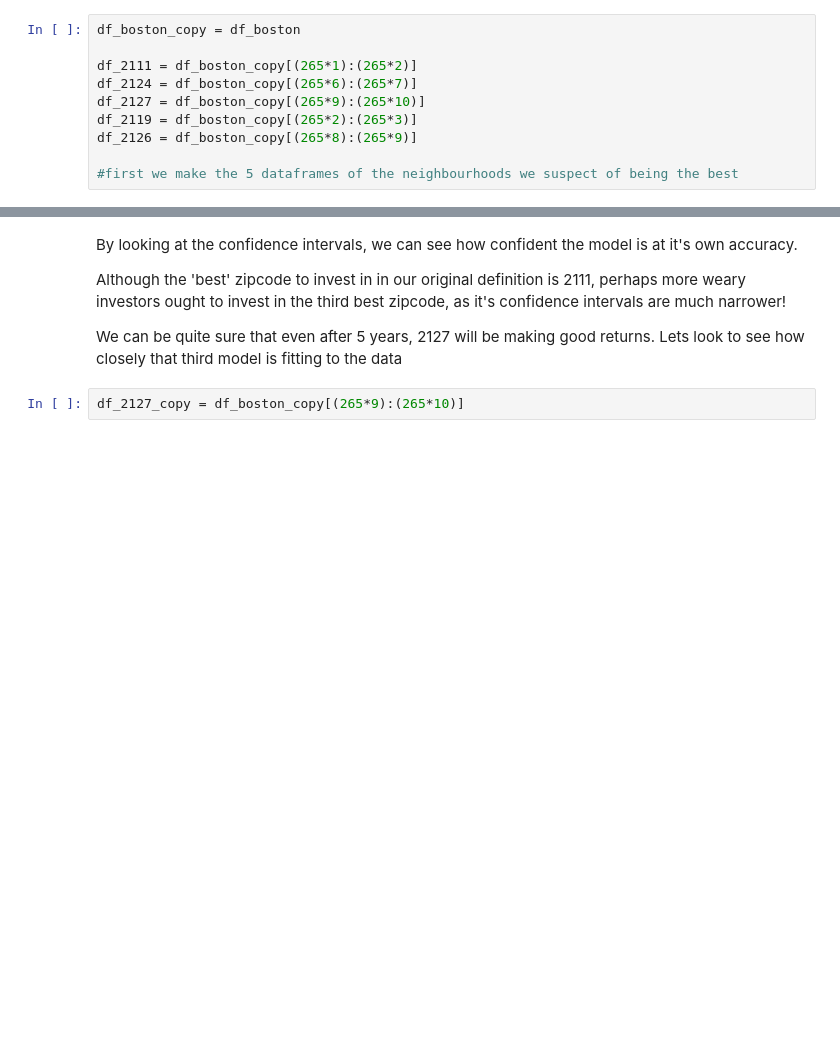
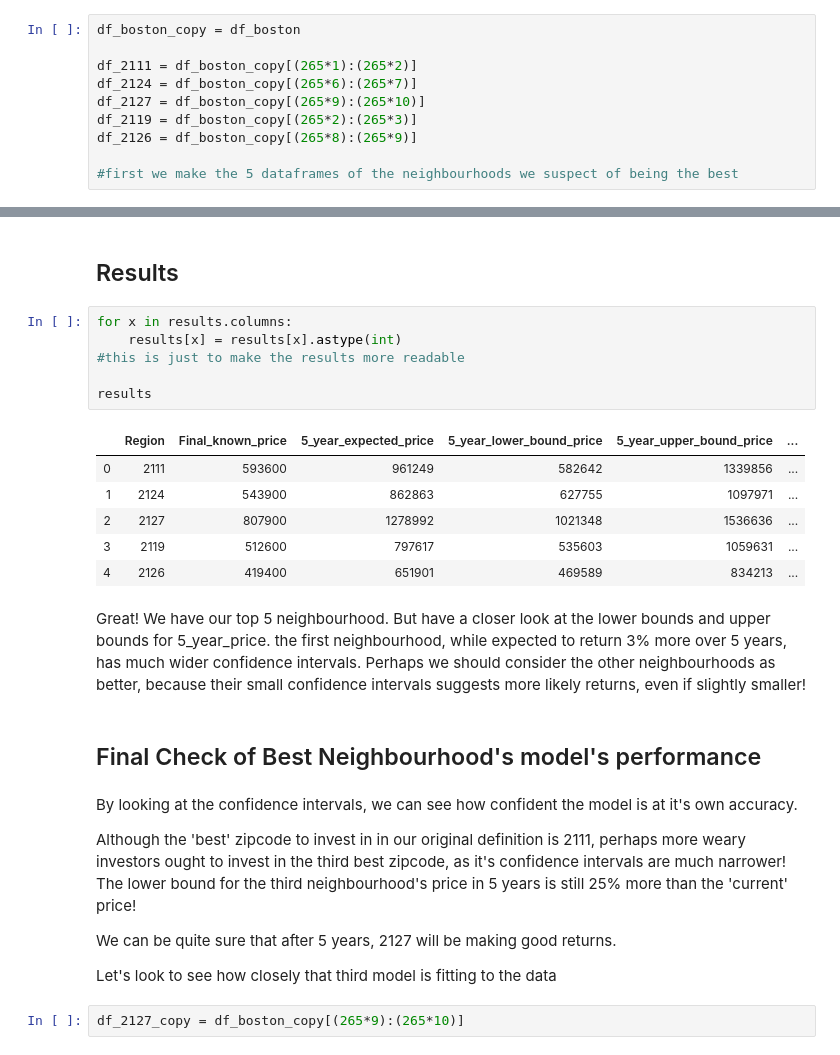
Before and after one commit to thomasribaroff/Mod4Project, a Jupyter notebook: Master.ipynb, the cells around one changed output, grey strips where cells are left out. Drawn from its saved outputs; the diff is of its cells as text; blank space fills up the shorter version.

```diff
--- a/Master.ipynb
+++ b/Master.ipynb
@@ -354,9 +366,30 @@ for df in [df_2111, df_2124, df_2127, df_2119, df_2126]:
+# %% [markdown]
+## Results
+# %%
+for x in results.columns:
+    results[x] = results[x].astype(int)
+#this is just to make the results more readable
+
+results
+# %% [output]
+|  | Region | Final_known_price | 5_year_expected_price | 5_year_lower_bound_price | 5_year_upper_bound_price | ... |
+| 0 | 2111 | 593600 | 961249 | 582642 | 1339856 | ... |
+| 1 | 2124 | 543900 | 862863 | 627755 | 1097971 | ... |
+| 2 | 2127 | 807900 | 1278992 | 1021348 | 1536636 | ... |
+| 3 | 2119 | 512600 | 797617 | 535603 | 1059631 | ... |
+| 4 | 2126 | 419400 | 651901 | 469589 | 834213 | ... |
+# %% [markdown]
+Great! We have our top 5 neighbourhood. But have a closer look at the lower bounds and upper bounds for 5_year_price. the first neighbourhood, while expected to return 3% more over 5 years, has much wider confidence intervals. Perhaps we should consider the other neighbourhoods as better, because their small confidence intervals suggests more likely returns, even if slightly smaller!
+# %% [markdown]
+## Final Check of Best Neighbourhood's model's performance
 # %% [markdown]
 By looking at the confidence intervals, we can see how confident the model is at it's own accuracy.
 
-Although the 'best' zipcode to invest in in our original definition is 2111, perhaps more weary investors ought to invest in the third best zipcode, as it's confidence intervals are much narrower!
+Although the 'best' zipcode to invest in in our original definition is 2111, perhaps more weary investors ought to invest in the third best zipcode, as it's confidence intervals are much narrower! The lower bound for the third neighbourhood's price in 5 years is still 25% more than the 'current' price!
 
-We can be quite sure that even after 5 years, 2127 will be making good returns. Lets look to see how closely that third model is fitting to the data
+We can be quite sure that after 5 years, 2127 will be making good returns.
+
+Let's look to see how closely that third model is fitting to the data
 # %%
 df_2127_copy = df_boston_copy[(265*9):(265*10)]
 # %%
```
Also changed, not shown: parts of 17 cells of this notebook, 13 other files.
